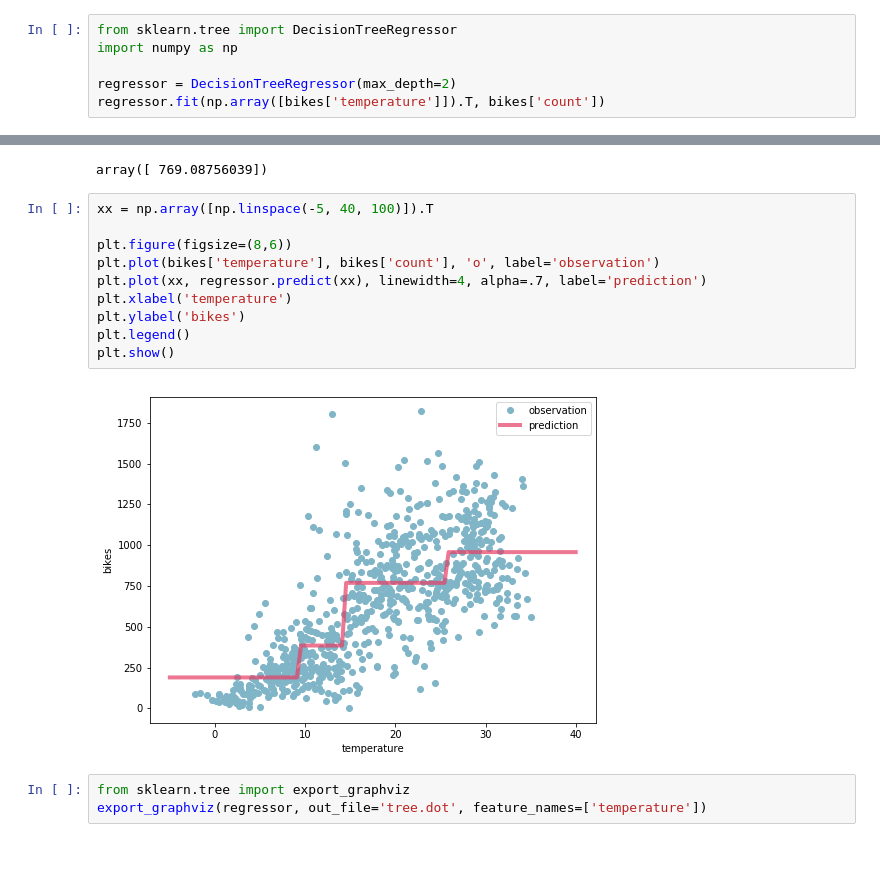
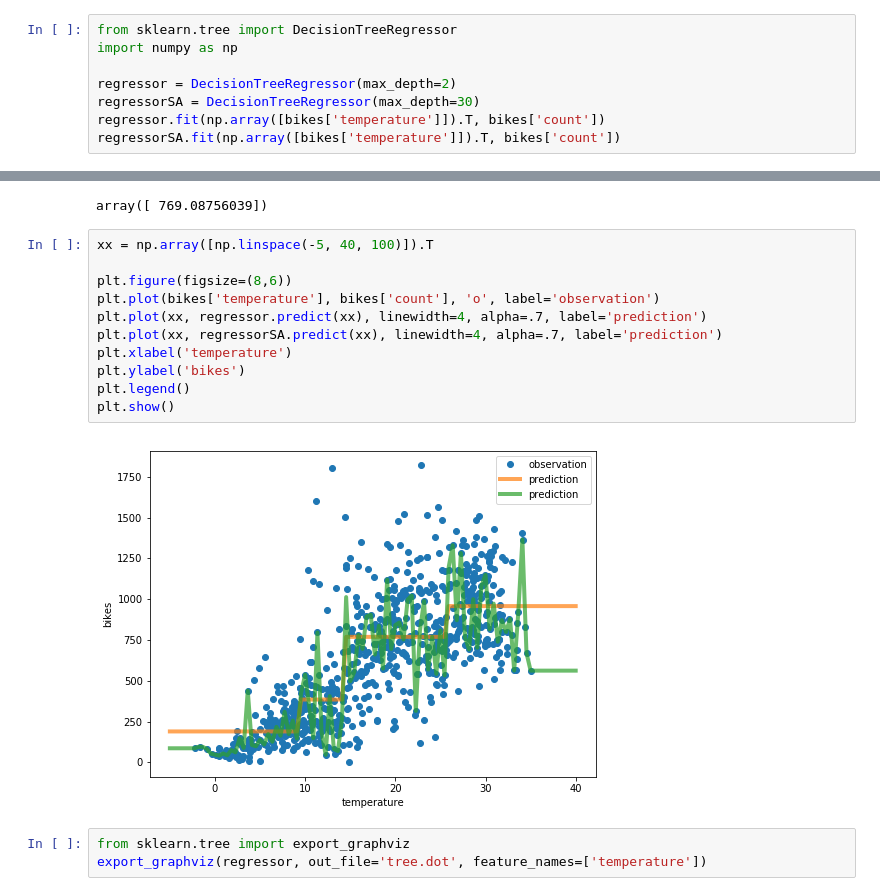
Before and after one commit to Brayan-Valenzuela/ai-20182, a Jupyter notebook: complement_notes/com_Notas_05-3-RegressionExamples.ipynb, the cells around one changed output, grey strips where cells are left out. Saved outputs shown, nothing was run; the diff lists cells and outputs as text; blank space fills up the shorter version.

```diff
--- a/complement_notes/com_Notas_05-3-RegressionExamples.ipynb
+++ b/complement_notes/com_Notas_05-3-RegressionExamples.ipynb
@@ -35,5 +35,7 @@ from sklearn.tree import DecisionTreeRegressor
 import numpy as np
 
 regressor = DecisionTreeRegressor(max_depth=2)
+regressorSA = DecisionTreeRegressor(max_depth=30)
 regressor.fit(np.array([bikes['temperature']]).T, bikes['count'])
+regressorSA.fit(np.array([bikes['temperature']]).T, bikes['count'])
 # %% [output]
@@ -53,15 +55,16 @@ array([ 769.08756039])
 # %%
 xx = np.array([np.linspace(-5, 40, 100)]).T
 
 plt.figure(figsize=(8,6))
 plt.plot(bikes['temperature'], bikes['count'], 'o', label='observation')
 plt.plot(xx, regressor.predict(xx), linewidth=4, alpha=.7, label='prediction')
+plt.plot(xx, regressorSA.predict(xx), linewidth=4, alpha=.7, label='prediction')
 plt.xlabel('temperature')
 plt.ylabel('bikes')
 plt.legend()
 plt.show()
 # %% [output]
-[figure, old version]
+[figure, new version]
 # %%
 from sklearn.tree import export_graphviz
 export_graphviz(regressor, out_file='tree.dot', feature_names=['temperature'])
```
Also changed, not shown: parts of 2 cells of this notebook, 5 other files.
